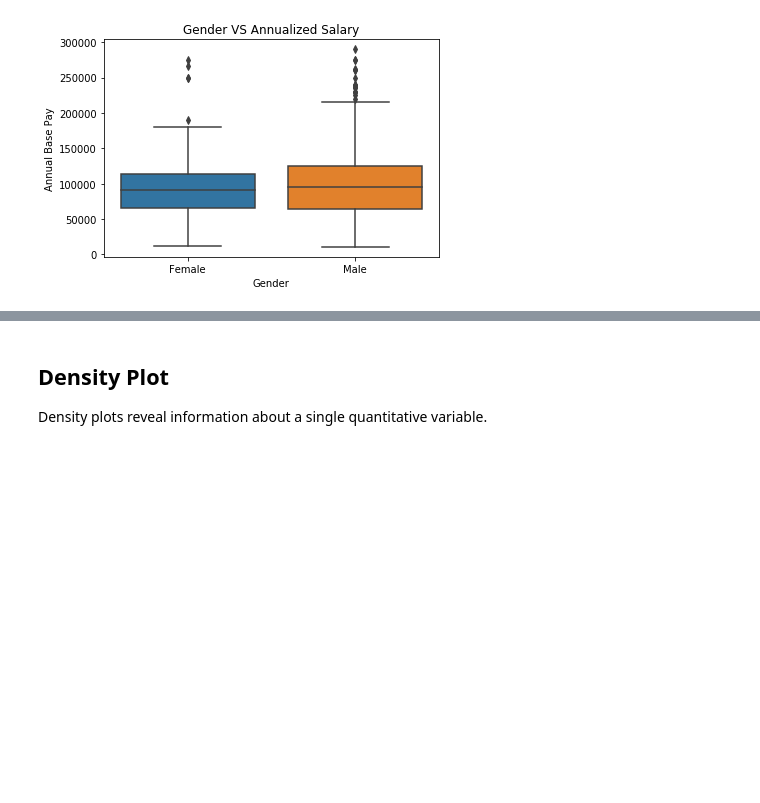
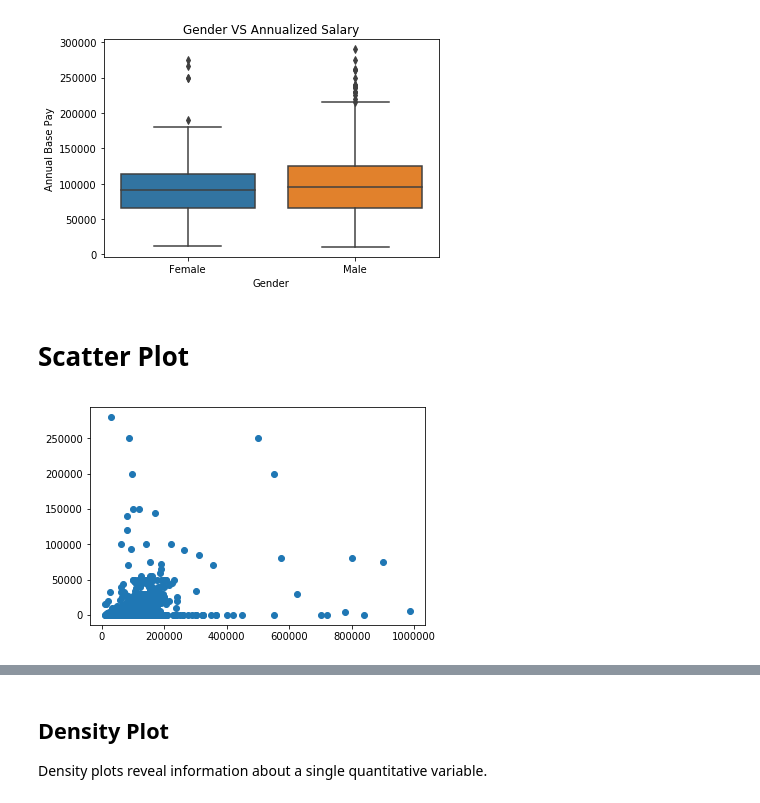
Before and after one commit to stt045/Projects, a Jupyter notebook: FinalProject.ipynb, the cells around one changed output, grey strips where cells are left out. Drawn from its saved outputs; the diff is of its cells as text; code cells hidden in the pictures; blank space fills up the shorter version.

```diff
--- a/FinalProject.ipynb
+++ b/FinalProject.ipynb
@@ -247,3 +267,14 @@ ax.set_ylabel('Annual Base Pay')
 ax.set_xlabel('Gender');
 # %% [output]
 [figure]
+# %% [markdown]
+# Scatter Plot
+# %%
+##Male ABS vs AB
+
+male_only = df_append[df_append['Gender'] == 'Male']
+plt.scatter(male_only['Annual Base Pay'], male_only['Annual Bonus'])
+plt.style.use('ggplot')
+plt.show()
+# %% [output]
+[figure, added]
```
Also changed, not shown: parts of 10 cells of this notebook.
